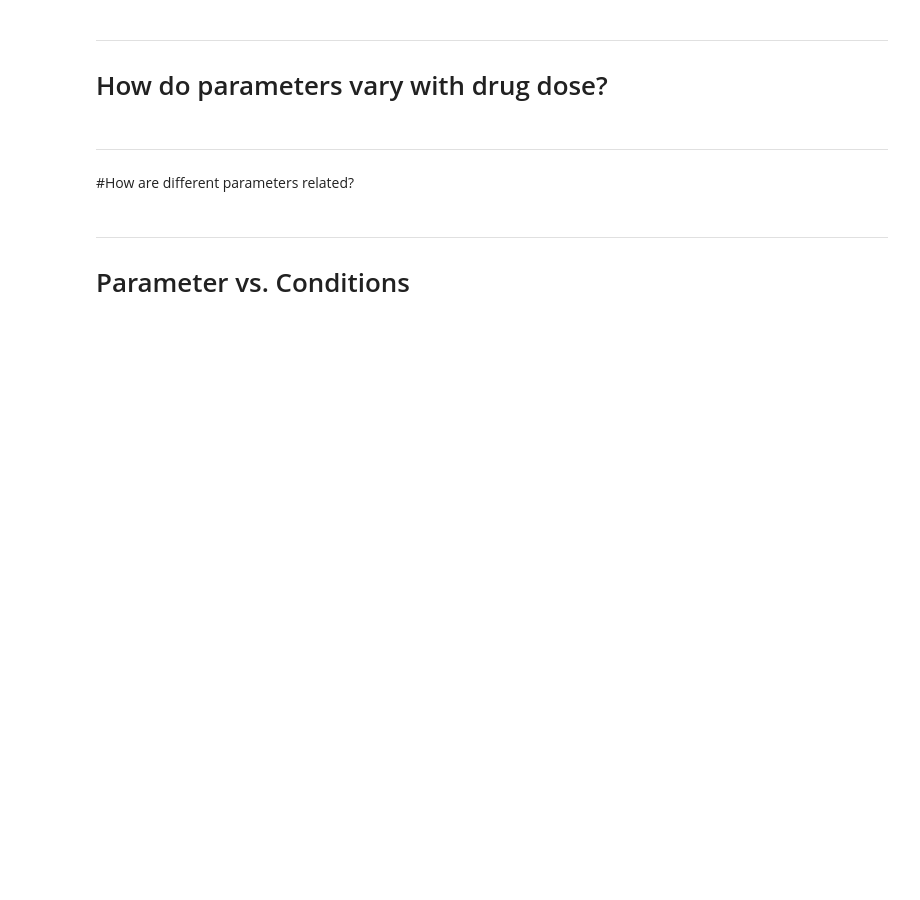
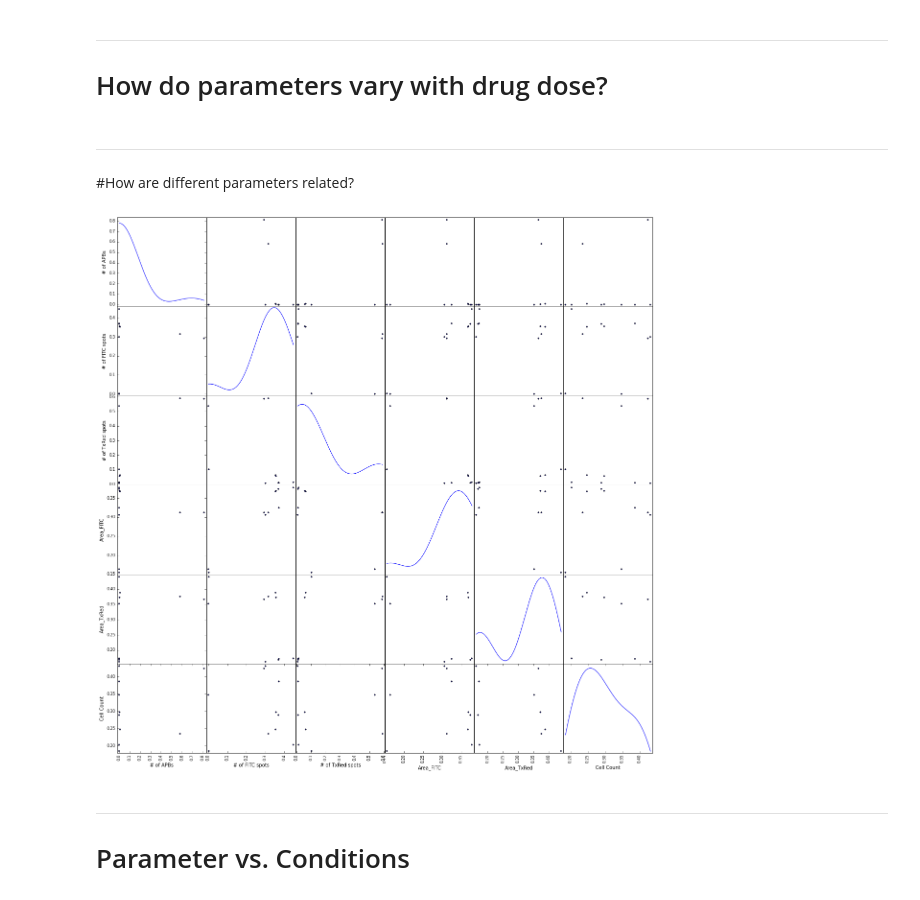
Before and after one commit to dela3499/assay-explorer, a Jupyter notebook: DATA-VISUALIZER.ipynb, the cells around one changed output. Drawn from its saved outputs; the diff is of its cells as text; code cells hidden in the pictures; blank space fills up the shorter version.

```diff
--- a/DATA-VISUALIZER.ipynb
+++ b/DATA-VISUALIZER.ipynb
@@ -110,14 +114,16 @@ interact(dose_plot,
 # %%
 from pandas.tools.plotting import scatter_matrix
 
 def scatter(df,cols):
     scatter_matrix(data[list(cols)], alpha=1, figsize=(20, 20), diagonal='kde');
 
 interact(scatter,
-         df = fixed(filter_rows(dose_data,'Base','143B')),
+         df = fixed(data),
          cols = widgets.SelectMultiple(value = ['Cell Count'],
-                              options= get_params(dose_data),
+                              options= get_params(data),
                               height=250));
+# %% [output]
+[figure, added]
 # %% [markdown]
 ---
 # Parameter vs. Conditions
```
Also changed, not shown: parts of 8 cells of this notebook.
